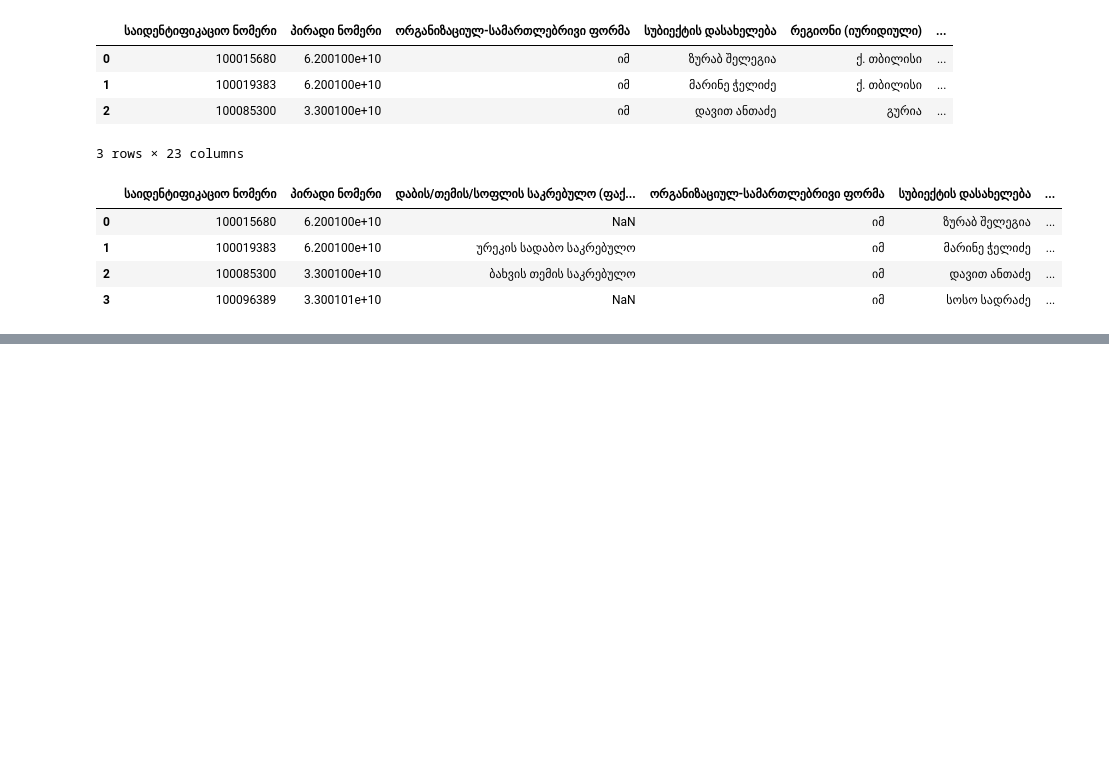
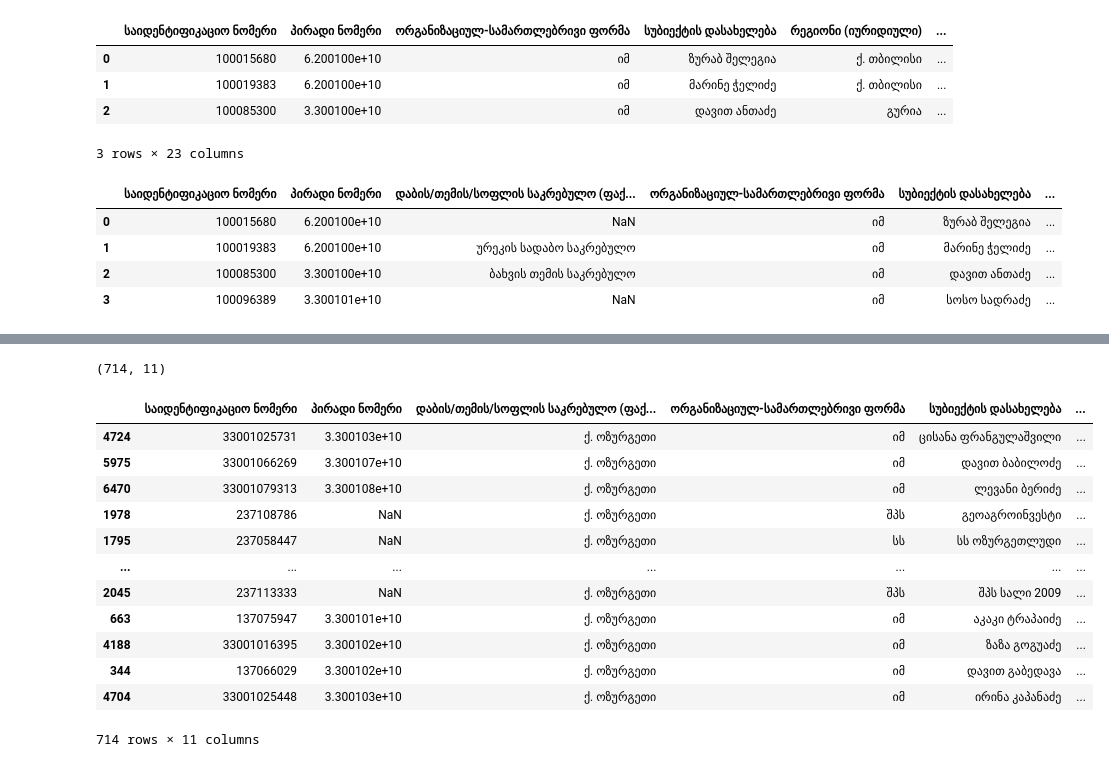
Before and after one commit to AKhvadagiani/Learning-Data-Science, a Jupyter notebook: Ozurgeti.ipynb, the cells around one changed output, grey strips where cells are left out. Saved outputs shown, nothing was run; the diff lists cells and outputs as text; code cells hidden in the pictures; blank space fills up the shorter version.

```diff
--- a/Ozurgeti.ipynb
+++ b/Ozurgeti.ipynb
@@ -76,4 +74,19 @@ data['ქუჩა'] = data['ქუჩა'].apply(lambda x: ' '.join([i for i in
+# %%
+data['ქუჩა'] =data['ქუჩა'].apply(lambda x: ' '.join([i for i in x.split() if i not in [ 'ქუჩა',
+                                                                                        'საქართველო',
+                                                                                        'ოზურგეთი',
+                                                                                        'ოზურგეთის',
+                                                                                        'რაიონში',
+                                                                                        'სახელობის',
+                                                                                        'შესახვევი',
+                                                                                        'შესახ',
+                                                                                        'ჩიხი'
+                                                                                        ]
+                                                                                    ]
+                                                                                )
+                                                                            )
 # %%
 data['ქუჩა'] = data['ქუჩა'].apply(lambda x: ' '.join([i for i in x.split() if i.isnumeric() or len(i) >3]))
 # %%
-data = data[(data['ნომერი']!='') & (data['ქუჩა']!='')]
+data = data[ (data['ქუჩა']!='')]
+print(data.shape)
@@ -84,11 +94,0 @@ data.shape
-# %%
-data['ქუჩა'] =data['ქუჩა'].apply(lambda x: ' '.join([i for i in x.split() if i not in [ 'ქუჩა',
-                                                                                        'საქართველო',
-                                                                                        'ოზურგეთი',
-                                                                                        'ოზურგეთის',
-                                                                                        'რაიონში',
-                                                                                        'სახელობის'
-                                                                                        ]
-                                                                                    ]
-                                                                                )
-                                                                            )
@@ -108,0 +95,21 @@ data.to_excel('test.xlsx', index=False)
+# %%
+data = data[(data['ნომერი']!='')]
+print(data.shape)
+# %% [output]
+(714, 11)
+# %%
+data.sort_values(by='ქუჩა', ascending=True)
+# %% [output]
+|  | საიდენტიფიკაციო ნომერი | პირადი ნომერი | დაბის/თემის/სოფლის საკრებულო (ფაქ... | ორგანიზაციულ-სამართლებრივი ფორმა | სუბიექტის დასახელება | ... |
+| 4724 | 33001025731 | 3.300103e+10 | ქ. ოზურგეთი | იმ | ცისანა ფრანგულაშვილი | ... |
+| 5975 | 33001066269 | 3.300107e+10 | ქ. ოზურგეთი | იმ | დავით ბაბილოძე | ... |
+| 6470 | 33001079313 | 3.300108e+10 | ქ. ოზურგეთი | იმ | ლევანი ბერიძე | ... |
+| 1978 | 237108786 | NaN | ქ. ოზურგეთი | შპს | გეოაგროინვესტი | ... |
+| 1795 | 237058447 | NaN | ქ. ოზურგეთი | სს | სს ოზურგეთლუდი | ... |
+| ... | ... | ... | ... | ... | ... | ... |
+| 2045 | 237113333 | NaN | ქ. ოზურგეთი | შპს | შპს სალი 2009 | ... |
+| 663 | 137075947 | 3.300101e+10 | ქ. ოზურგეთი | იმ | აკაკი ტრაპაიძე | ... |
+| 4188 | 33001016395 | 3.300102e+10 | ქ. ოზურგეთი | იმ | ზაზა გოგუაძე | ... |
+| 344 | 137066029 | 3.300102e+10 | ქ. ოზურგეთი | იმ | დავით გაბედავა | ... |
+| 4704 | 33001025448 | 3.300103e+10 | ქ. ოზურგეთი | იმ | ირინა კაპანაძე | ... |
+714 rows × 11 columns
```
Also changed, not shown: parts of 5 cells of this notebook.
